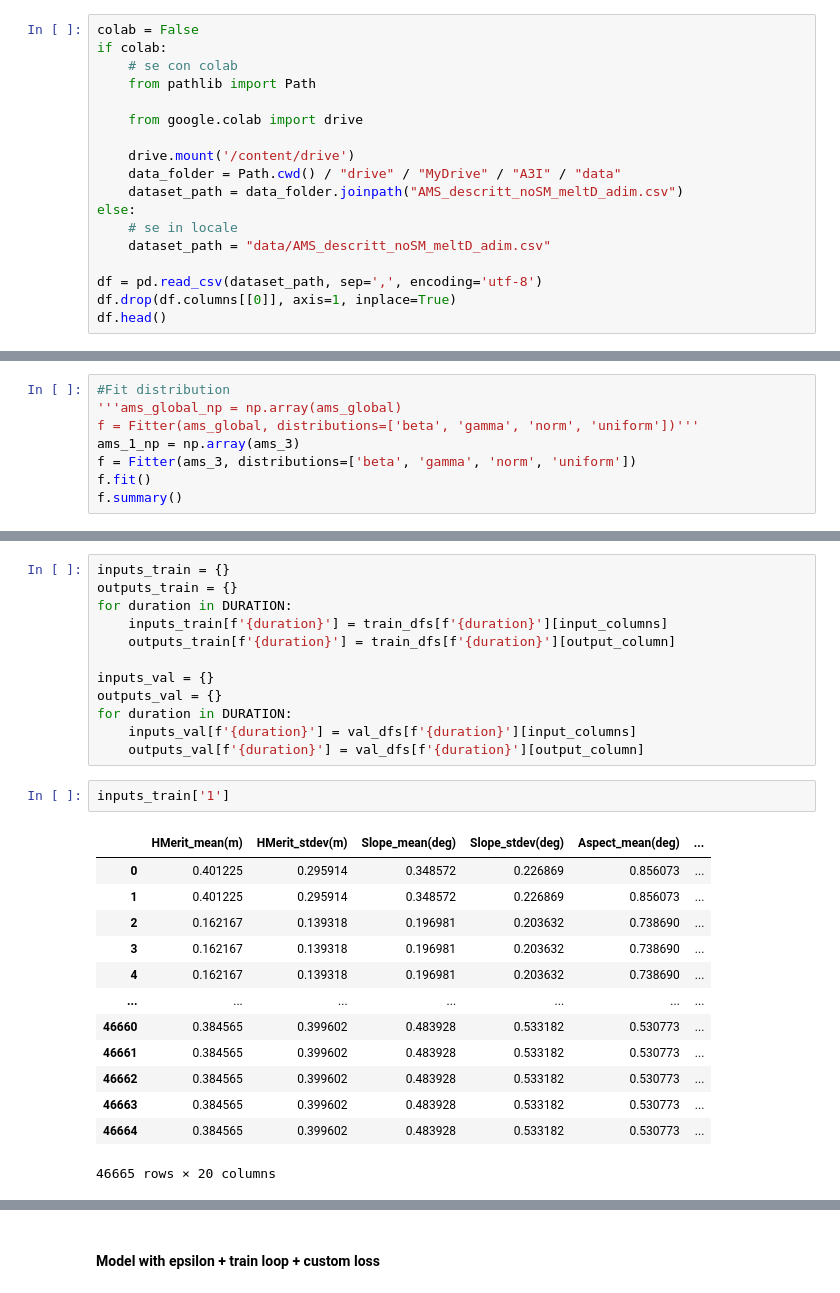
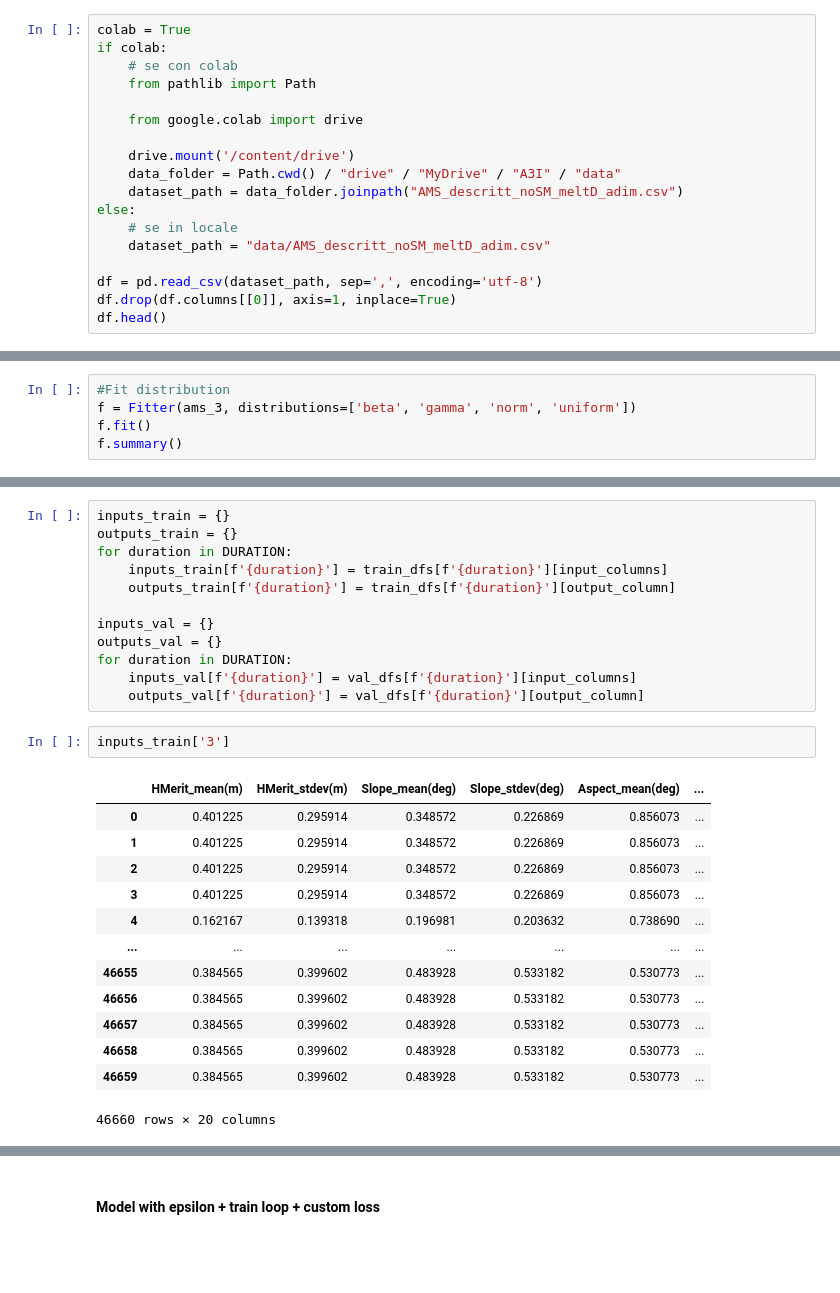
Before and after one commit to oshodiS/Rainfall-BetaEstimation, a Jupyter notebook: project_train_loop.ipynb, the cells around one changed output, grey strips where cells are left out. Cells and saved outputs as stored; diff of their text form; blank space fills up the shorter version.

```diff
--- a/project_train_loop.ipynb
+++ b/project_train_loop.ipynb
@@ -35,5 +34,5 @@ To enable the following instructions: AVX2 FMA, in other operations, rebuild Ten
 # %%
-colab = False
+colab = True
 if colab:
     # se con colab
     from pathlib import Path
@@ -280,9 +277,6 @@ plt.hist(ams_3, bins='auto', alpha=0.5, label='train', density=True, color='red'
 [figure]
 # %%
 #Fit distribution
-'''ams_global_np = np.array(ams_global)
-f = Fitter(ams_global, distributions=['beta', 'gamma', 'norm', 'uniform'])'''
-ams_1_np = np.array(ams_3)
 f = Fitter(ams_3, distributions=['beta', 'gamma', 'norm', 'uniform'])
 f.fit()
 f.summary()
@@ -342,18 +338,18 @@ for duration in DURATION:
     inputs_val[f'{duration}'] = val_dfs[f'{duration}'][input_columns]
     outputs_val[f'{duration}'] = val_dfs[f'{duration}'][output_column]
 # %%
-inputs_train['1']
+inputs_train['3']
 # %% [output]
 |  | HMerit_mean(m) | HMerit_stdev(m) | Slope_mean(deg) | Slope_stdev(deg) | Aspect_mean(deg) | ... |
 | 0 | 0.401225 | 0.295914 | 0.348572 | 0.226869 | 0.856073 | ... |
 | 1 | 0.401225 | 0.295914 | 0.348572 | 0.226869 | 0.856073 | ... |
-| 2 | 0.162167 | 0.139318 | 0.196981 | 0.203632 | 0.738690 | ... |
-| 3 | 0.162167 | 0.139318 | 0.196981 | 0.203632 | 0.738690 | ... |
+| 2 | 0.401225 | 0.295914 | 0.348572 | 0.226869 | 0.856073 | ... |
+| 3 | 0.401225 | 0.295914 | 0.348572 | 0.226869 | 0.856073 | ... |
 | 4 | 0.162167 | 0.139318 | 0.196981 | 0.203632 | 0.738690 | ... |
 | ... | ... | ... | ... | ... | ... | ... |
-| 46660 | 0.384565 | 0.399602 | 0.483928 | 0.533182 | 0.530773 | ... |
-| 46661 | 0.384565 | 0.399602 | 0.483928 | 0.533182 | 0.530773 | ... |
-| 46662 | 0.384565 | 0.399602 | 0.483928 | 0.533182 | 0.530773 | ... |
-| 46663 | 0.384565 | 0.399602 | 0.483928 | 0.533182 | 0.530773 | ... |
-| 46664 | 0.384565 | 0.399602 | 0.483928 | 0.533182 | 0.530773 | ... |
+| 46655 | 0.384565 | 0.399602 | 0.483928 | 0.533182 | 0.530773 | ... |
+| 46656 | 0.384565 | 0.399602 | 0.483928 | 0.533182 | 0.530773 | ... |
+| 46657 | 0.384565 | 0.399602 | 0.483928 | 0.533182 | 0.530773 | ... |
+| 46658 | 0.384565 | 0.399602 | 0.483928 | 0.533182 | 0.530773 | ... |
+| 46659 | 0.384565 | 0.399602 | 0.483928 | 0.533182 | 0.530773 | ... |
-46665 rows × 20 columns
+46660 rows × 20 columns
```
Also changed, not shown: parts of 36 cells of this notebook.
